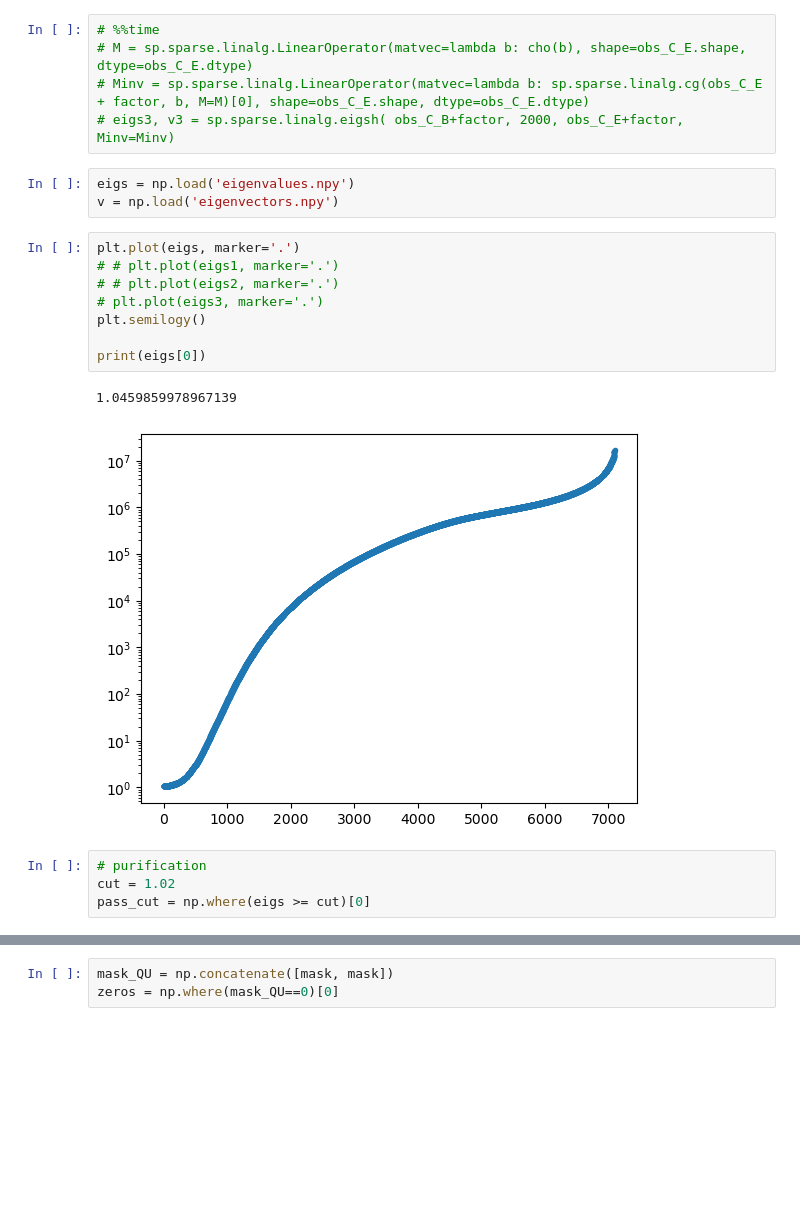
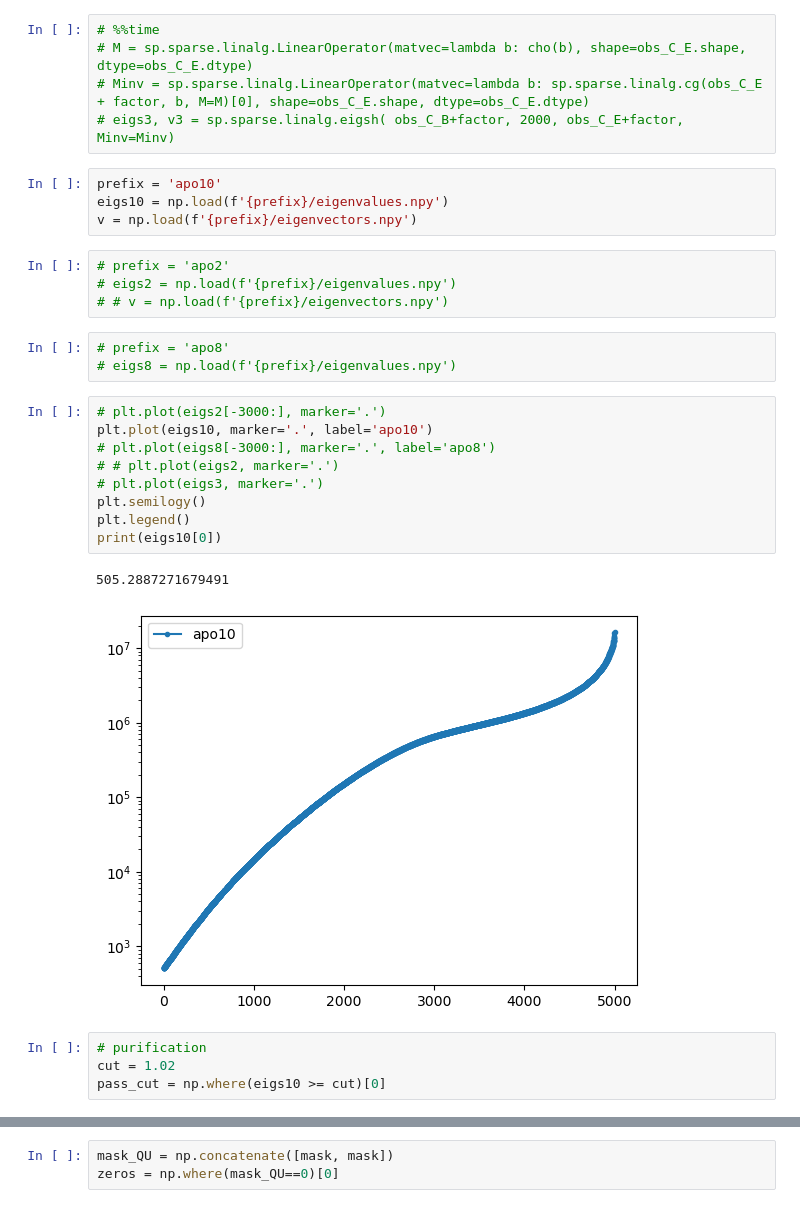
Before and after one commit to catyz/filterbin, a Jupyter notebook: covariance.ipynb, the cells around one changed output, grey strips where cells are left out. Saved outputs shown, nothing was run; the diff lists cells and outputs as text; blank space fills up the shorter version.

```diff
--- a/covariance.ipynb
+++ b/covariance.ipynb
@@ -103,24 +120,33 @@ Wall time: 30min 29s
 # M = sp.sparse.linalg.LinearOperator(matvec=lambda b: cho(b), shape=obs_C_E.shape, dtype=obs_C_E.dtype)
 # Minv = sp.sparse.linalg.LinearOperator(matvec=lambda b: sp.sparse.linalg.cg(obs_C_E + factor, b, M=M)[0], shape=obs_C_E.shape, dtype=obs_C_E.dtype)
 # eigs3, v3 = sp.sparse.linalg.eigsh( obs_C_B+factor, 2000, obs_C_E+factor, Minv=Minv)
+# %%
+prefix = 'apo10'
+eigs10 = np.load(f'{prefix}/eigenvalues.npy')
+v = np.load(f'{prefix}/eigenvectors.npy')
 # %%
-eigs = np.load('eigenvalues.npy')
-v = np.load('eigenvectors.npy')
+# prefix = 'apo2'
+# eigs2 = np.load(f'{prefix}/eigenvalues.npy')
+# # v = np.load(f'{prefix}/eigenvectors.npy')
+# %%
+# prefix = 'apo8'
+# eigs8 = np.load(f'{prefix}/eigenvalues.npy')
 # %%
-plt.plot(eigs, marker='.')
-# # plt.plot(eigs1, marker='.')
+# plt.plot(eigs2[-3000:], marker='.')
+plt.plot(eigs10, marker='.', label='apo10')
+# plt.plot(eigs8[-3000:], marker='.', label='apo8')
 # # plt.plot(eigs2, marker='.')
 # plt.plot(eigs3, marker='.')
 plt.semilogy()
-
-print(eigs[0])
+plt.legend()
+print(eigs10[0])
 # %% [output]
-1.0459859978967139
+505.2887271679491
-[figure, old version]
+[figure, new version]
 # %%
 # purification
 cut = 1.02
-pass_cut = np.where(eigs >= cut)[0]
+pass_cut = np.where(eigs10 >= cut)[0]
 # %%
 pure_b = v[:, pass_cut]
 pure_b.shape
```
Also changed, not shown: parts of 14 cells of this notebook, 5 other files.
